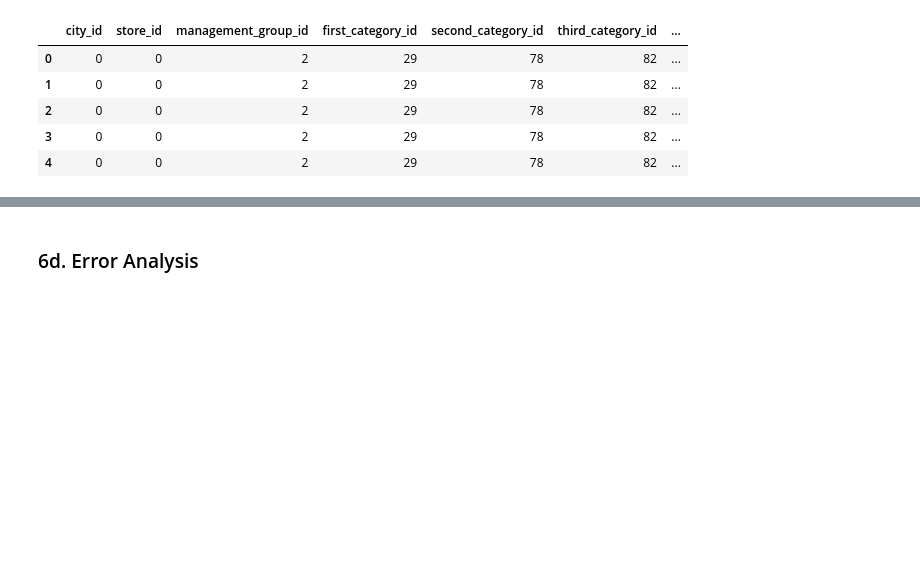
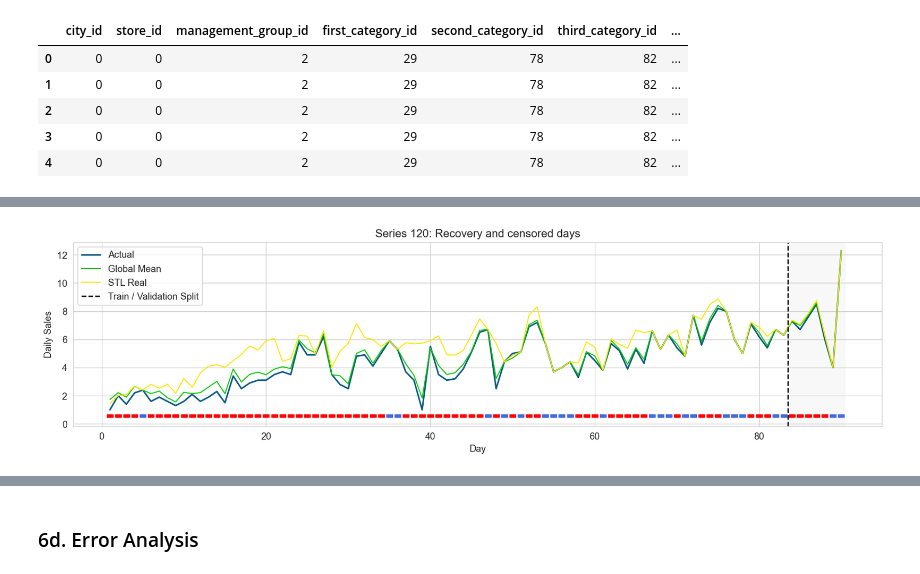
Before and after one commit to Slin58/seminar, a Jupyter notebook: main.ipynb, the cells around one changed output, grey strips where cells are left out. Saved outputs shown, nothing was run; the diff lists cells and outputs as text; code cells hidden in the pictures; blank space fills up the shorter version.

```diff
--- a/main.ipynb
+++ b/main.ipynb
@@ -486,0 +556,48 @@ ValueError: Length of values (4500000) does not match length of index (4150000)
+# %%
+# --- Visualize: recovery overlay with censored days ---
+
+example_sid3 = (train_r.groupby("series_id")["psd"].first().sort_values(ascending=False).index[654])
+
+ex_train = train_r[train_r["series_id"] == example_sid3].copy()
+ex_val = val_r[val_r["series_id"] == example_sid3].copy()
+
+# Train + Validation zusammenführen
+ex = pd.concat([ex_train, ex_val]).sort_values("day_idx")
+
+fig, ax = plt.subplots(figsize=(14, 4))
+
+# Actual sales
+ax.plot(ex["day_idx"], ex["sale_amount"], color="#065A82", linewidth=1.8, label="Actual")
+
+# Recoveries
+ax.plot(ex["day_idx"], ex["recovered_daily_sales_global_mean"], color="#00C900", linewidth=1.2, label="Global Mean")
+
+ax.plot(ex["day_idx"], ex["recovered_daily_sales_stl_real"], color="#FFE600", linewidth=1.2, label="STL Real")
+
+# Train-/Validation-Grenze
+split_day = ex_val["day_idx"].min()
+
+ax.axvline(split_day - 0.5, color="black", linestyle="--", linewidth=1.5, label="Train / Validation Split")
+
+# Validation-Bereich leicht einfärben
+ax.axvspan(split_day - 0.5, ex["day_idx"].max() + 0.5, color="lightgray", alpha=0.15)
+
+ymin, ymax = ax.get_ylim()
+bar_y = ymin
+bar_height = 0.02 * (ymax - ymin)
+
+for _, row in ex.iterrows():
+    color = "red" if row["is_censored"] else "royalblue"
+
+    ax.vlines(row["day_idx"], bar_y, bar_y + bar_height, color=color, linewidth=8, clip_on=False, zorder=10)
+
+
+ax.set_title(f"Series {example_sid3}: Recovery and censored days")
+ax.set_xlabel("Day")
+ax.set_ylabel("Daily Sales")
+ax.legend(loc="upper left")
+
+plt.tight_layout()
+plt.show()
+# %% [output]
+[figure, added]
```
Also changed, not shown: parts of 7 cells of this notebook, 41 other files.
